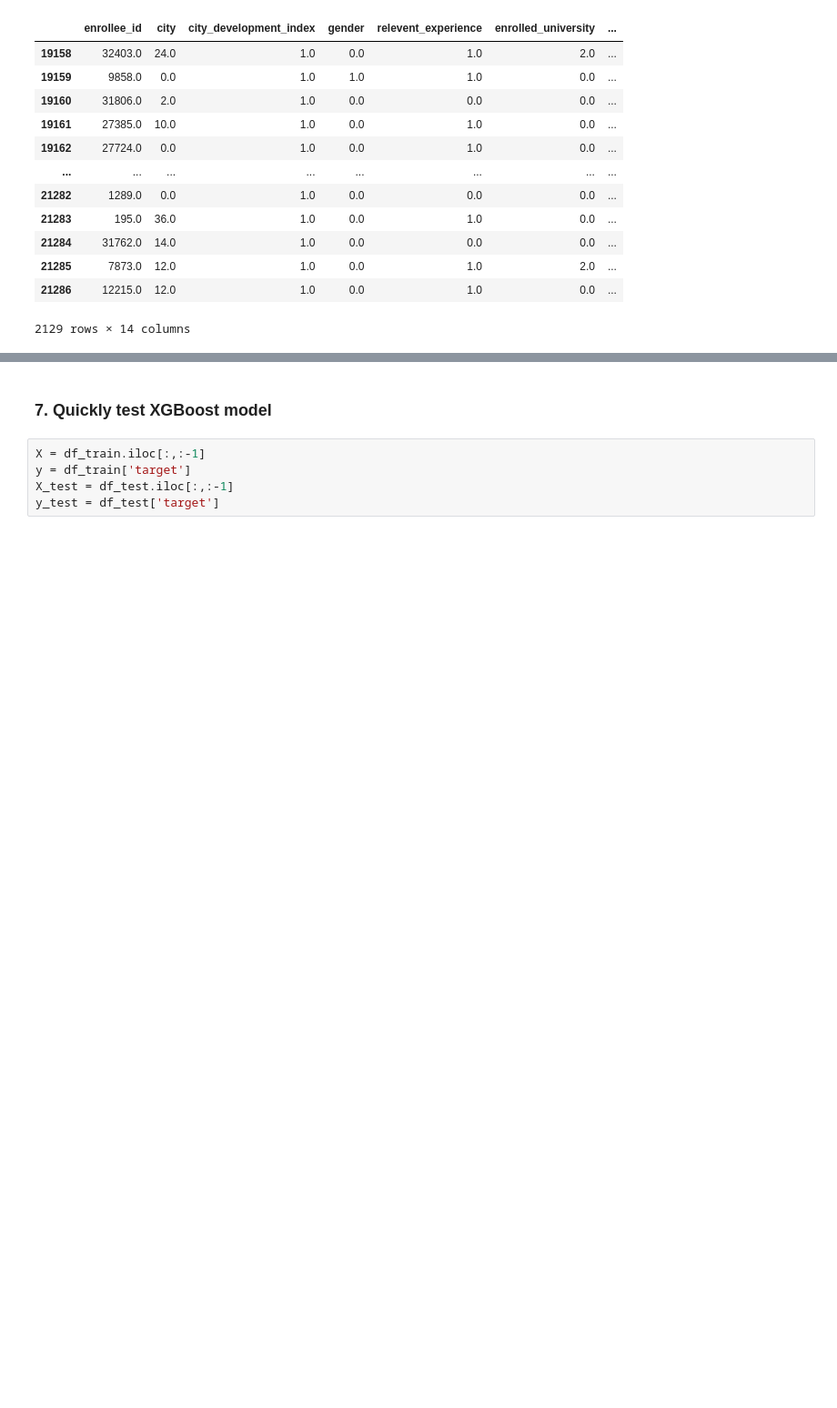
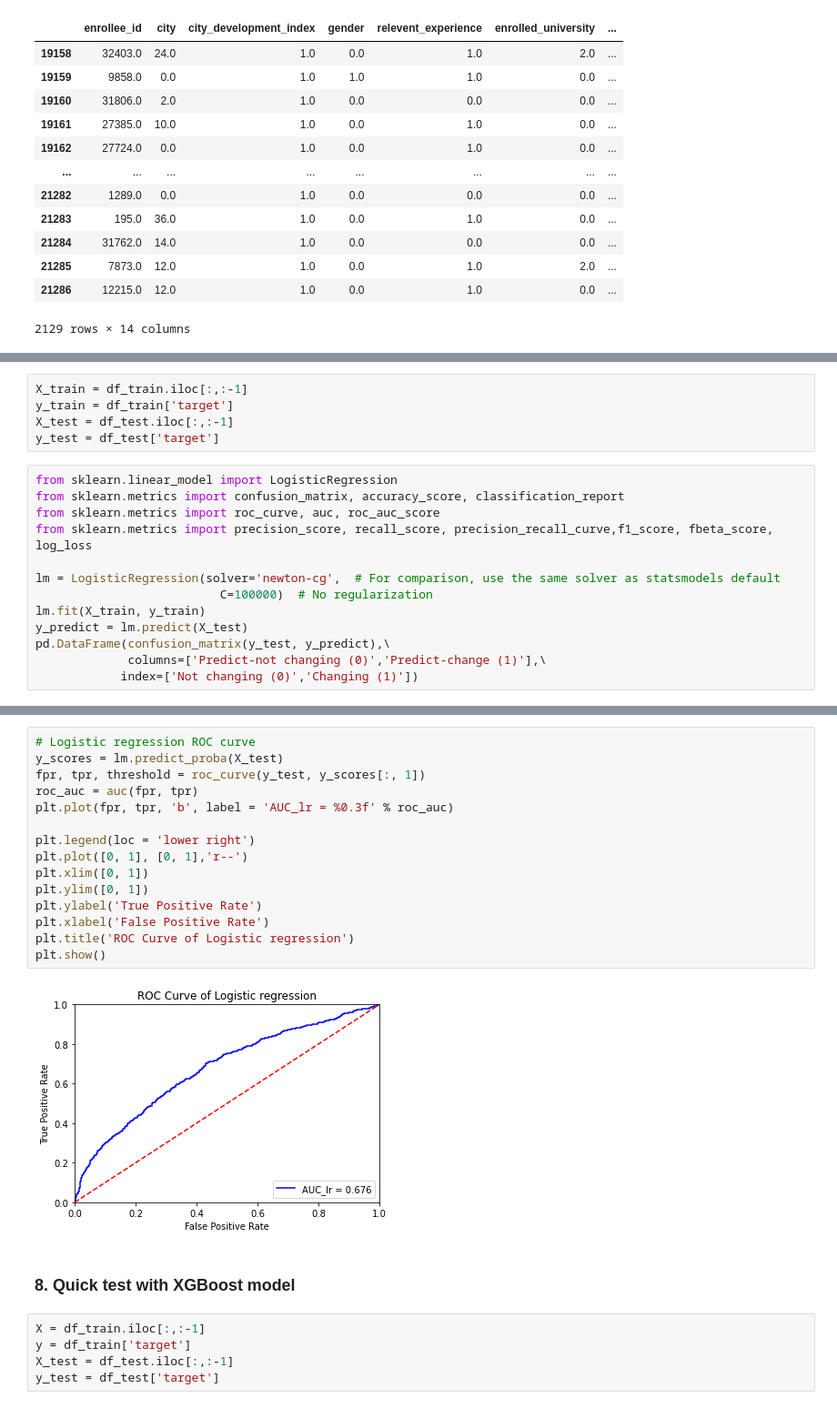
Before and after one commit to katiehuang1221/HR-Analytics-Predict-Who-Will-Leave-The-Job, a Jupyter notebook: notebook/01_data_extract_KNNImputer.ipynb, the cells around one changed output, grey strips where cells are left out. Shown: that part at 91% size. Drawn from its saved outputs; the diff is of its cells as text; blank space fills up the shorter version.

```diff
--- a/notebook/01_data_extract_KNNImputer.ipynb
+++ b/notebook/01_data_extract_KNNImputer.ipynb
@@ -313,0 +316,18 @@ df_test
+# %%
+X_train = df_train.iloc[:,:-1]
+y_train = df_train['target']
+X_test = df_test.iloc[:,:-1]
+y_test = df_test['target']
+# %%
+from sklearn.linear_model import LogisticRegression
+from sklearn.metrics import confusion_matrix, accuracy_score, classification_report
+from sklearn.metrics import roc_curve, auc, roc_auc_score
+from sklearn.metrics import precision_score, recall_score, precision_recall_curve,f1_score, fbeta_score, log_loss
+
+lm = LogisticRegression(solver='newton-cg',  # For comparison, use the same solver as statsmodels default
+                          C=100000)  # No regularization
+lm.fit(X_train, y_train)
+y_predict = lm.predict(X_test)
+pd.DataFrame(confusion_matrix(y_test, y_predict),\
+             columns=['Predict-not changing (0)','Predict-change (1)'],\
+            index=['Not changing (0)','Changing (1)'])
@@ -314,5 +354,22 @@ df_test
+# %%
+# Logistic regression ROC curve
+y_scores = lm.predict_proba(X_test)
+fpr, tpr, threshold = roc_curve(y_test, y_scores[:, 1])
+roc_auc = auc(fpr, tpr)
+plt.plot(fpr, tpr, 'b', label = 'AUC_lr = %0.3f' % roc_auc)
+
+plt.legend(loc = 'lower right')
+plt.plot([0, 1], [0, 1],'r--')
+plt.xlim([0, 1])
+plt.ylim([0, 1])
+plt.ylabel('True Positive Rate')
+plt.xlabel('False Positive Rate')
+plt.title('ROC Curve of Logistic regression')
+plt.show()
+# %% [output]
+[figure, added]
 # %% [markdown]
-### 7. Quickly test XGBoost model
+### 8. Quick test with XGBoost model
 # %%
 X = df_train.iloc[:,:-1]
 y = df_train['target']
```
Also changed, not shown: parts of 6 cells of this notebook, 3 other files.
